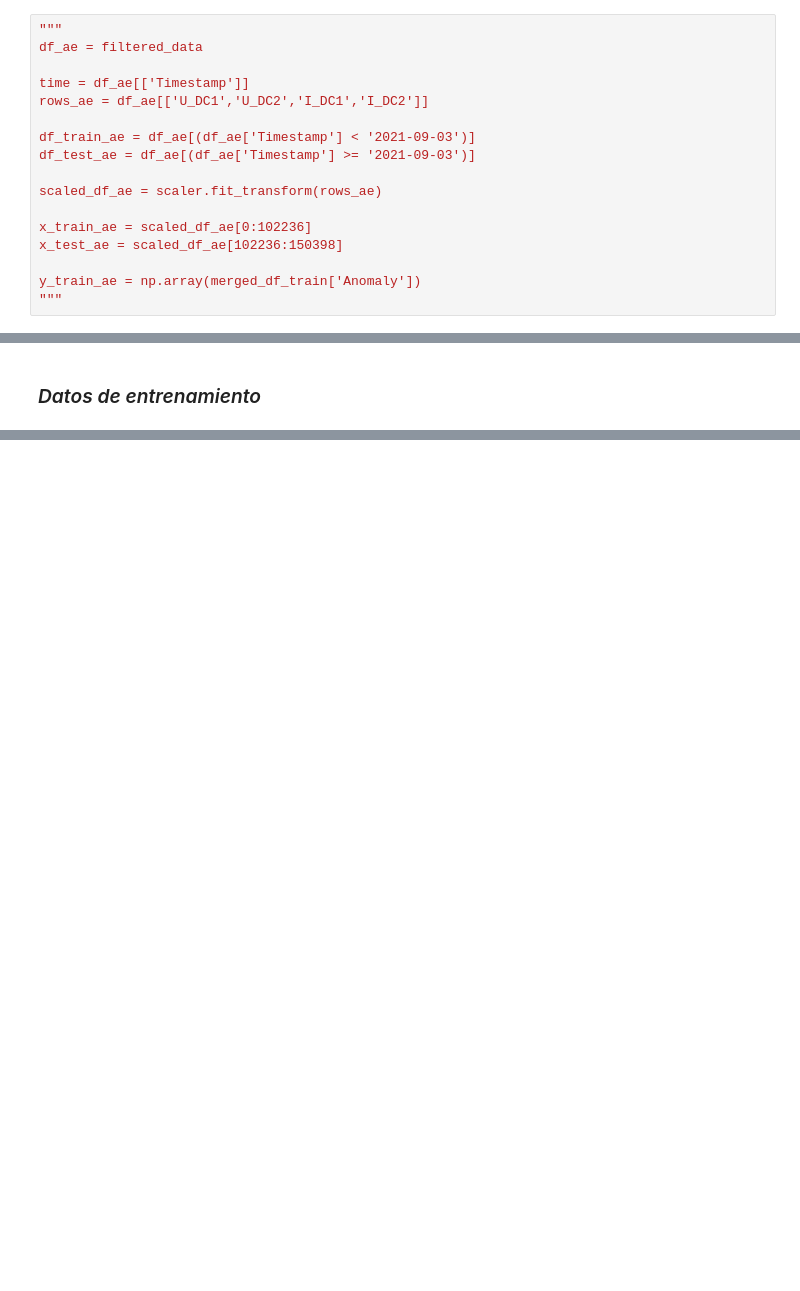
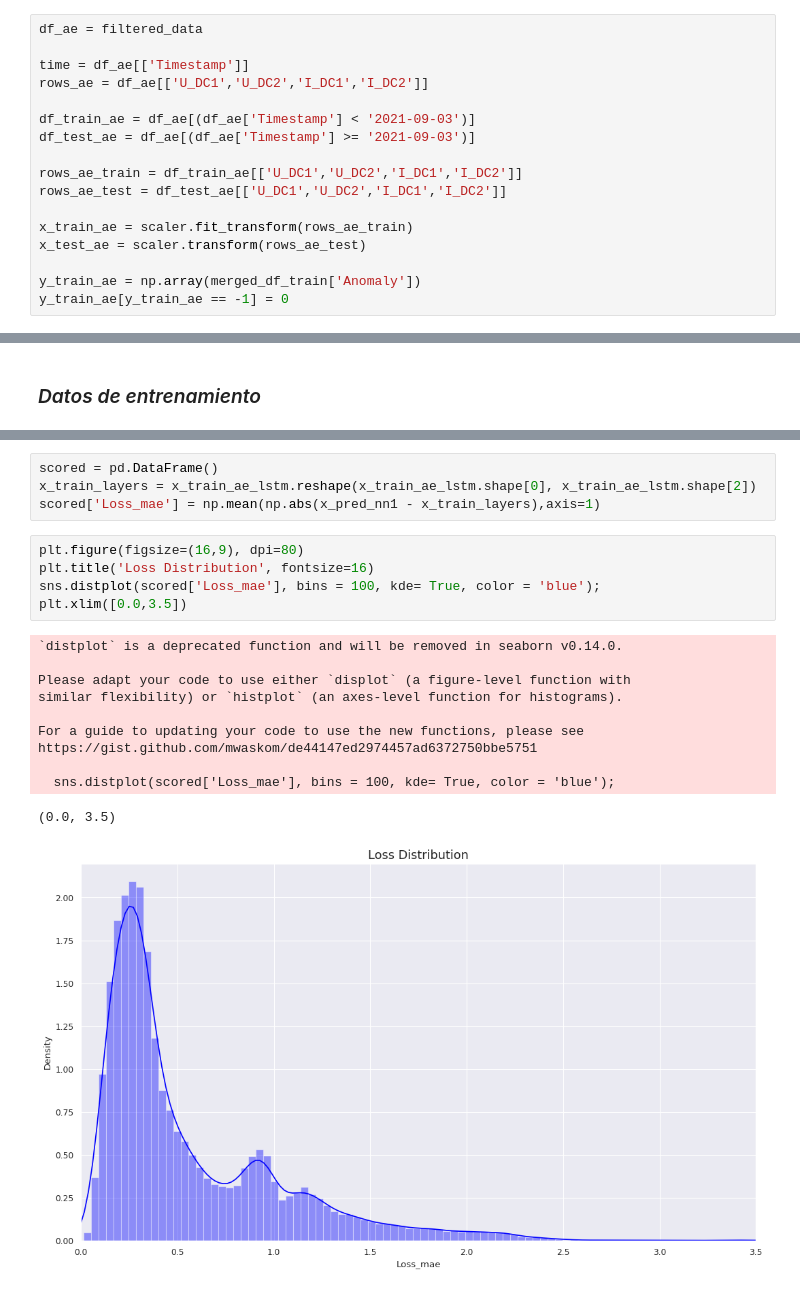
Before and after one commit to santyxd3000/Undergraduate-Project, a Jupyter notebook: UndergraduateProjectScript.ipynb, the cells around one changed output, grey strips where cells are left out. Cells and saved outputs as stored; diff of their text form; blank space fills up the shorter version.

```diff
--- a/UndergraduateProjectScript.ipynb
+++ b/UndergraduateProjectScript.ipynb
@@ -1033,7 +1090,6 @@ print(count0, count1)
 # %% [markdown]
 ### *Método Autoencoder*
 # %%
-"""
 df_ae = filtered_data
 
 time = df_ae[['Timestamp']]
@@ -1042,10 +1098,11 @@ rows_ae = df_ae[['U_DC1','U_DC2','I_DC1','I_DC2']]
 df_train_ae = df_ae[(df_ae['Timestamp'] < '2021-09-03')]
 df_test_ae = df_ae[(df_ae['Timestamp'] >= '2021-09-03')]
 
-scaled_df_ae = scaler.fit_transform(rows_ae)
+rows_ae_train = df_train_ae[['U_DC1','U_DC2','I_DC1','I_DC2']]
+rows_ae_test = df_test_ae[['U_DC1','U_DC2','I_DC1','I_DC2']]
 
-x_train_ae = scaled_df_ae[0:102236]
-x_test_ae = scaled_df_ae[102236:150398]
+x_train_ae = scaler.fit_transform(rows_ae_train)
+x_test_ae = scaler.transform(rows_ae_test)
 
 y_train_ae = np.array(merged_df_train['Anomaly'])
-"""
+y_train_ae[y_train_ae == -1] = 0
@@ -1055,0 +1211,21 @@ y_train_ae = np.array(merged_df_train['Anomaly'])
+# %%
+scored = pd.DataFrame()
+x_train_layers = x_train_ae_lstm.reshape(x_train_ae_lstm.shape[0], x_train_ae_lstm.shape[2])
+scored['Loss_mae'] = np.mean(np.abs(x_pred_nn1 - x_train_layers),axis=1)
+# %%
+plt.figure(figsize=(16,9), dpi=80)
+plt.title('Loss Distribution', fontsize=16)
+sns.distplot(scored['Loss_mae'], bins = 100, kde= True, color = 'blue');
+plt.xlim([0.0,3.5])
+# %% [output]
+`distplot` is a deprecated function and will be removed in seaborn v0.14.0.
+
+Please adapt your code to use either `displot` (a figure-level function with
+similar flexibility) or `histplot` (an axes-level function for histograms).
+
+For a guide to updating your code to use the new functions, please see
+https://gist.github.com/mwaskom/de44147ed2974457ad6372750bbe5751
+
+  sns.distplot(scored['Loss_mae'], bins = 100, kde= True, color = 'blue');
+(0.0, 3.5)
+[figure, added]
```
Also changed, not shown: parts of 29 cells of this notebook.
